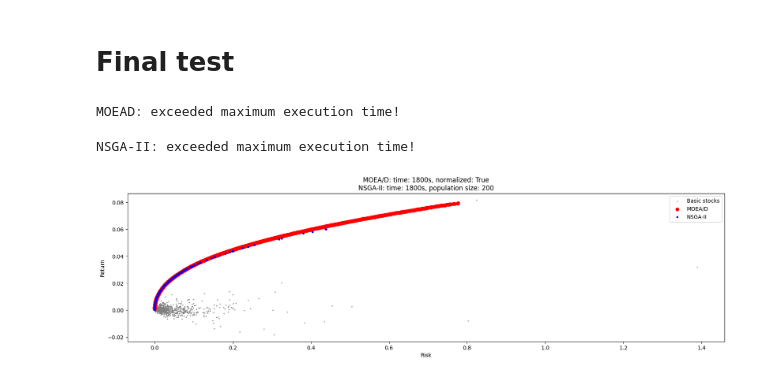
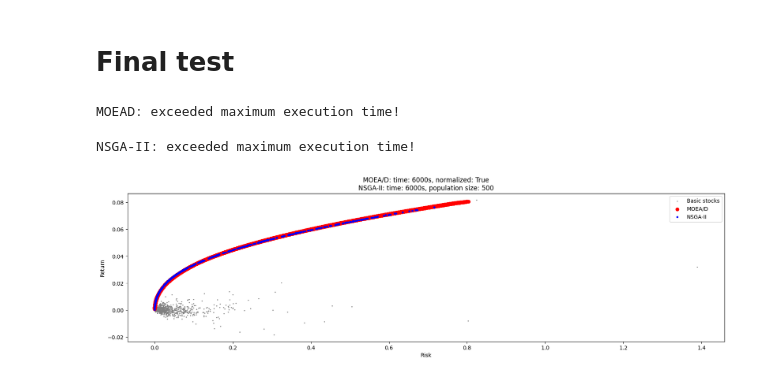
Before and after one commit to MaksWisniewski/PortfolioOpt, a Jupyter notebook: wigXL.ipynb, the cells around one changed output. Saved outputs shown, nothing was run; the diff lists cells and outputs as text; code cells hidden in the pictures.

```diff
--- a/wigXL.ipynb
+++ b/wigXL.ipynb
@@ -134,25 +134,25 @@ NSGA-II: exceeded maximum execution time!
 # %%
 show_results(stock_risk=stock_returns_semi_var,
              objective_function=portfolio_objective_function(risk_function=portfolio_risk_semi_var),
              moead_kwargs={'number_of_iterations': 10000,
-                           'max_time': 1800,
+                           'max_time': 6000,
                            'weight_vectors': default_weight_vectors(100),
                            'neighborhood_size': 50,
                            'mutation_probability': 0.16,
                            'normalize': True,
                            'crossover_operator': moead_operators.differential_crossover,
                            'mutation_operator': moead_operators.change_pair_mutation},
-             nsga2_kwargs={'population_size': 200,
-                           'number_of_offspring': 400,
+             nsga2_kwargs={'population_size': 500,
+                           'number_of_offspring': 1000,
                            'number_of_iterations': 10000,
-                           'max_time': 1800,
+                           'max_time': 6000,
                            'crossover_probability': 0.95,
                            'mutation_probability': 0.25,
                            'crossover_operator': nsga2_operators.differential_crossover(),
                            'mutation_operator': nsga2_operators.swap_mutation,
                            'alpha': 0.75},
              print_time=True)
 # %% [output]
 MOEAD: exceeded maximum execution time!
 NSGA-II: exceeded maximum execution time!
-[figure, old version]
+[figure, new version]
```
Also changed, not shown: parts of 1 cell of this notebook, 3 other files.
